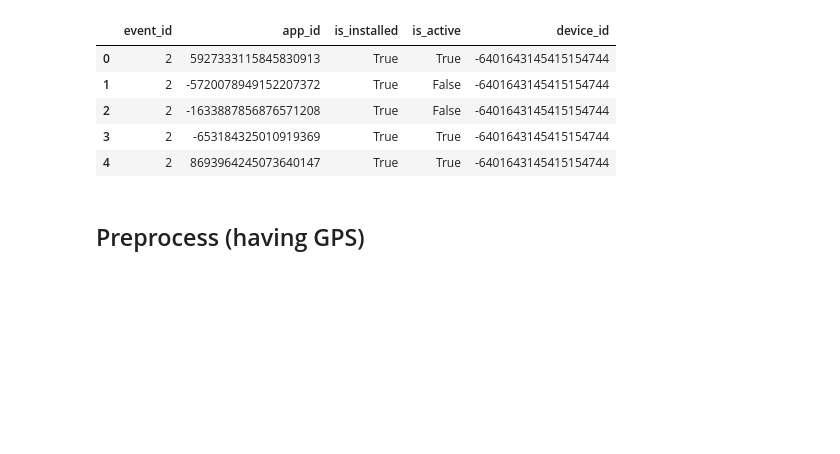
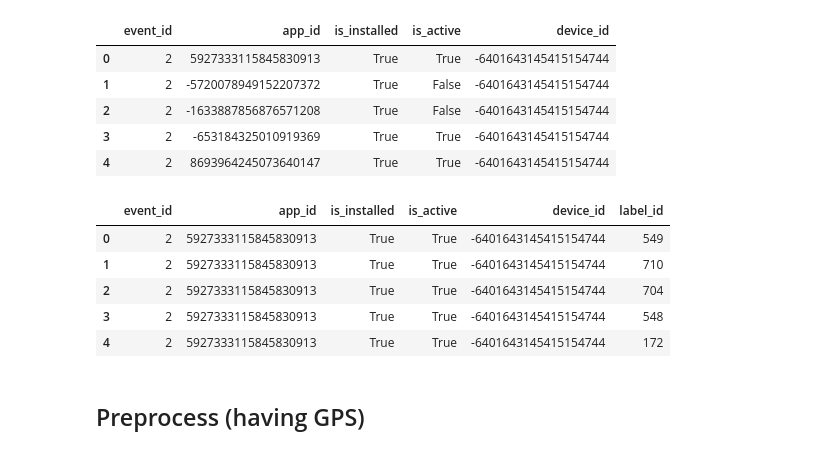
Before and after one commit to wanghran/CS247_Project, a Jupyter notebook: data_explore.ipynb, the cells around one changed output. Cells and saved outputs as stored; diff of their text form; code cells hidden in the pictures; blank space fills up the shorter version.

```diff
--- a/data_explore.ipynb
+++ b/data_explore.ipynb
@@ -66,6 +66,19 @@ app_device.head()
 | 2 | 2 | -1633887856876571208 | True | False | -6401643145415154744 |
 | 3 | 2 | -653184325010919369 | True | True | -6401643145415154744 |
 | 4 | 2 | 8693964245073640147 | True | True | -6401643145415154744 |
+# %%
+app_cat = pd.read_csv('data/app_labels.csv')
+# %%
+app_device_label = app_device.merge(app_cat, on='app_id')
+# %%
+app_device_label.head()
+# %% [output]
+|  | event_id | app_id | is_installed | is_active | device_id | label_id |
+| 0 | 2 | 5927333115845830913 | True | True | -6401643145415154744 | 549 |
+| 1 | 2 | 5927333115845830913 | True | True | -6401643145415154744 | 710 |
+| 2 | 2 | 5927333115845830913 | True | True | -6401643145415154744 | 704 |
+| 3 | 2 | 5927333115845830913 | True | True | -6401643145415154744 | 548 |
+| 4 | 2 | 5927333115845830913 | True | True | -6401643145415154744 | 172 |
 # %% [markdown]
 ## Preprocess (having GPS)
 # %%
```
Also changed, not shown: parts of 24 cells of this notebook, 12 other files.
